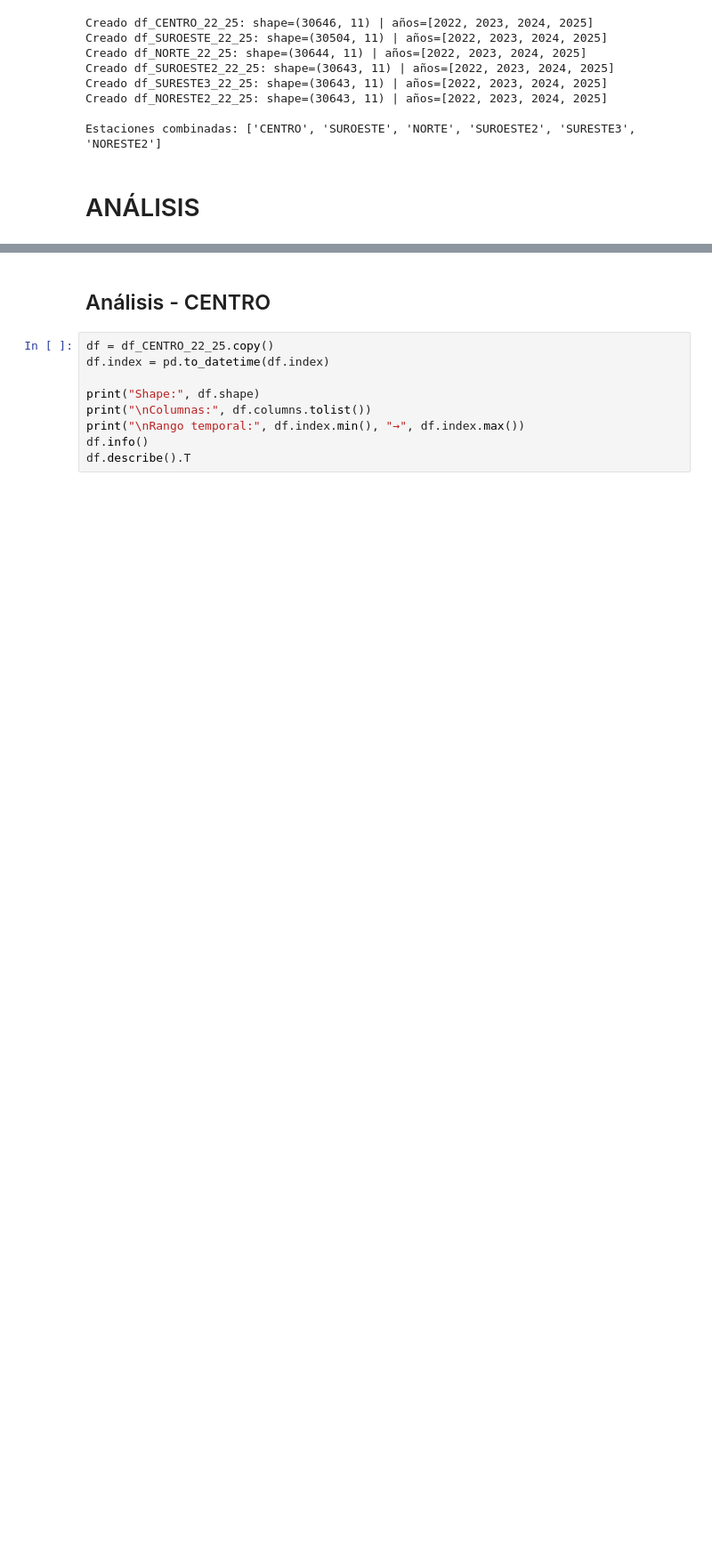
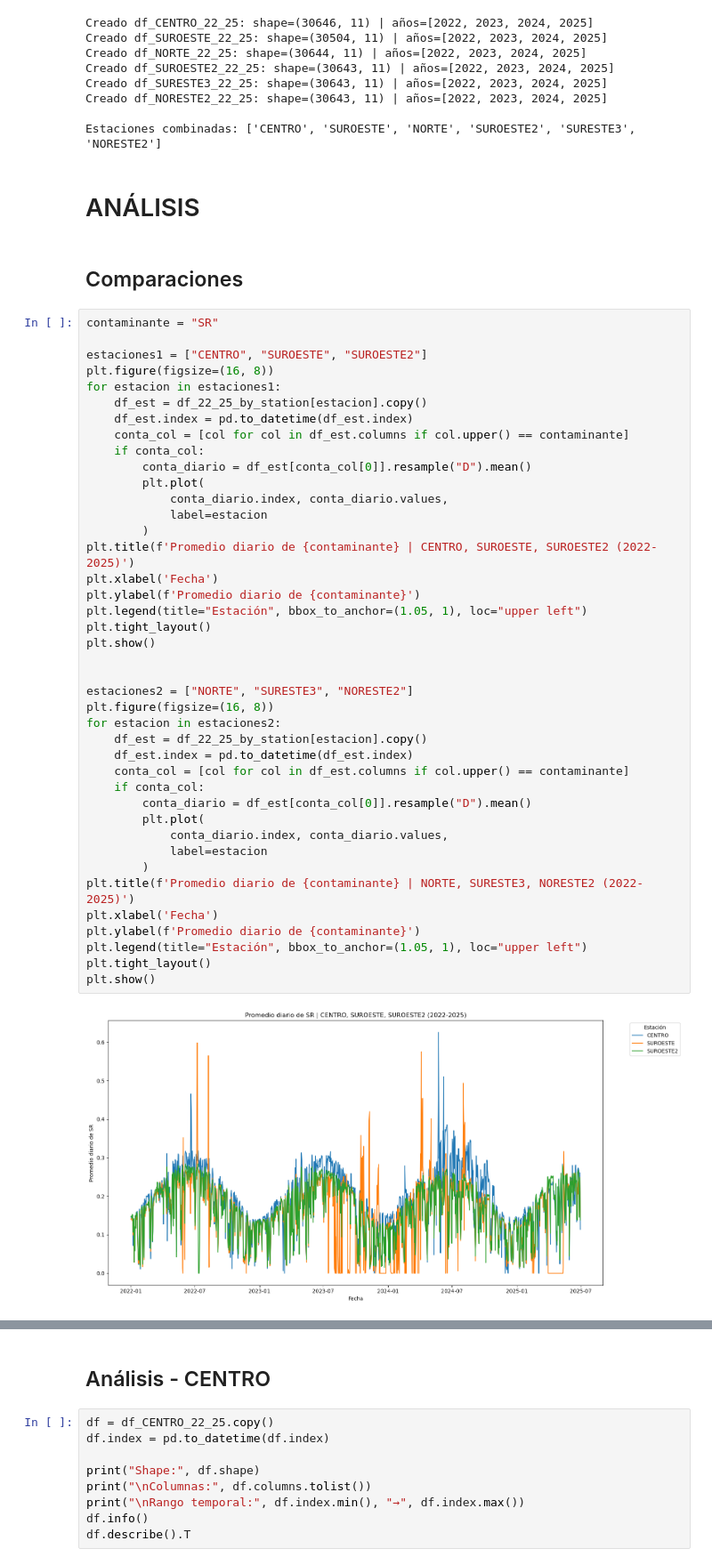
Before and after one commit to a01781585/Reto_MA2003B, a Jupyter notebook: Calidad_Aire_y_Contaminantes_ZMM.ipynb, the cells around one changed output, grey strips where cells are left out. Shown at 89% size. Cells and saved outputs as stored; diff of their text form; blank space fills up the shorter version.

Commit message:
comparaciones

```diff
--- a/Calidad_Aire_y_Contaminantes_ZMM.ipynb
+++ b/Calidad_Aire_y_Contaminantes_ZMM.ipynb
@@ -724,3 +724,48 @@ Creado df_NORESTE2_22_25: shape=(30643, 11) | años=[2022, 2023, 2024, 2025]
 Estaciones combinadas: ['CENTRO', 'SUROESTE', 'NORTE', 'SUROESTE2', 'SURESTE3', 'NORESTE2']
 # %% [markdown]
 # ANÁLISIS
+# %% [markdown]
+## Comparaciones
+# %%
+contaminante = "SR"
+
+estaciones1 = ["CENTRO", "SUROESTE", "SUROESTE2"]
+plt.figure(figsize=(16, 8))
+for estacion in estaciones1:
+    df_est = df_22_25_by_station[estacion].copy()
+    df_est.index = pd.to_datetime(df_est.index)
+    conta_col = [col for col in df_est.columns if col.upper() == contaminante]
+    if conta_col:
+        conta_diario = df_est[conta_col[0]].resample("D").mean()
+        plt.plot(
+            conta_diario.index, conta_diario.values,
+            label=estacion
+        )
+plt.title(f'Promedio diario de {contaminante} | CENTRO, SUROESTE, SUROESTE2 (2022-2025)')
+plt.xlabel('Fecha')
+plt.ylabel(f'Promedio diario de {contaminante}')
+plt.legend(title="Estación", bbox_to_anchor=(1.05, 1), loc="upper left")
+plt.tight_layout()
+plt.show()
+
+
+estaciones2 = ["NORTE", "SURESTE3", "NORESTE2"]
+plt.figure(figsize=(16, 8))
+for estacion in estaciones2:
+    df_est = df_22_25_by_station[estacion].copy()
+    df_est.index = pd.to_datetime(df_est.index)
+    conta_col = [col for col in df_est.columns if col.upper() == contaminante]
+    if conta_col:
+        conta_diario = df_est[conta_col[0]].resample("D").mean()
+        plt.plot(
+            conta_diario.index, conta_diario.values,
+            label=estacion
+        )
+plt.title(f'Promedio diario de {contaminante} | NORTE, SURESTE3, NORESTE2 (2022-2025)')
+plt.xlabel('Fecha')
+plt.ylabel(f'Promedio diario de {contaminante}')
+plt.legend(title="Estación", bbox_to_anchor=(1.05, 1), loc="upper left")
+plt.tight_layout()
+plt.show()
+# %% [output]
+[figure, added]
```
Also changed, not shown: parts of 2 cells of this notebook.
